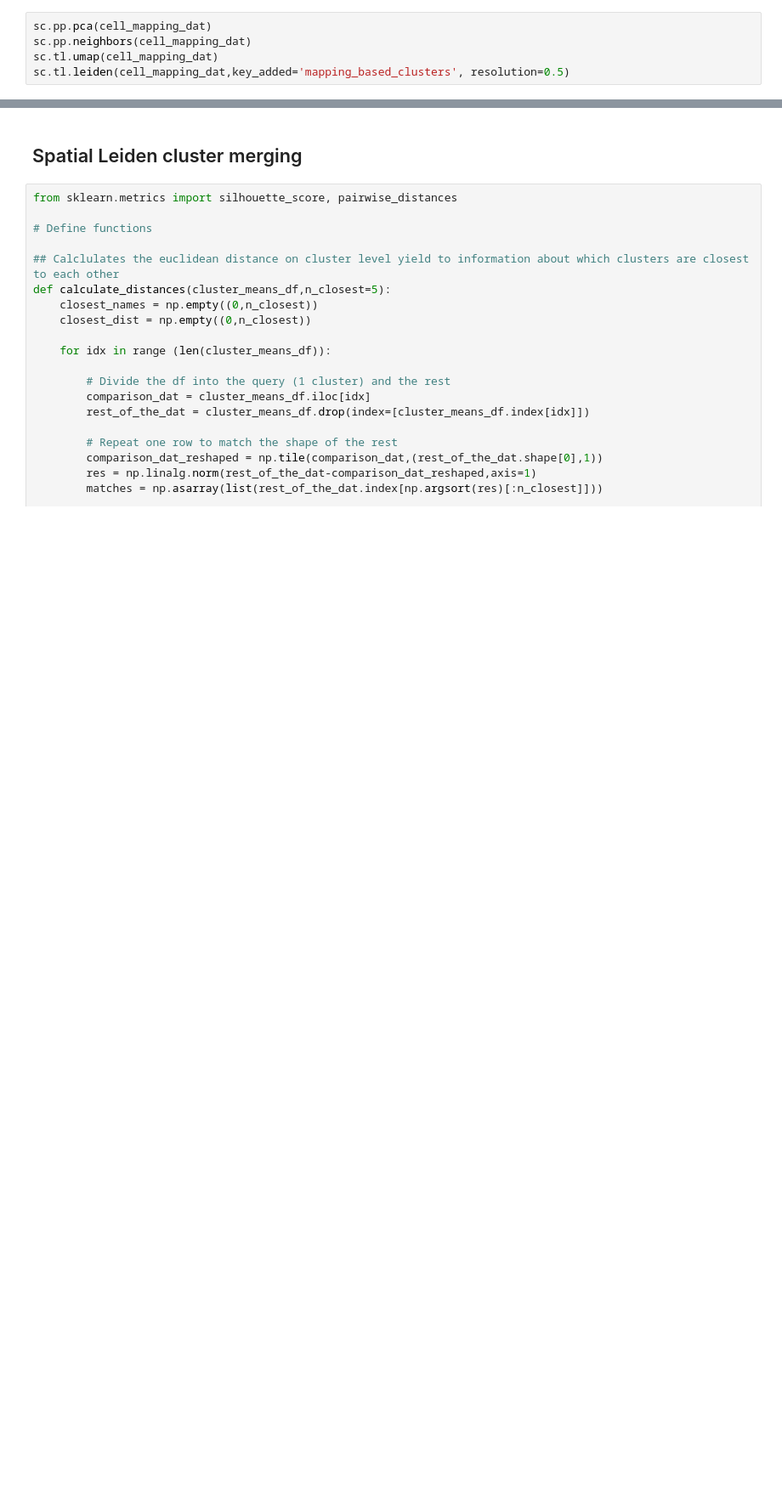
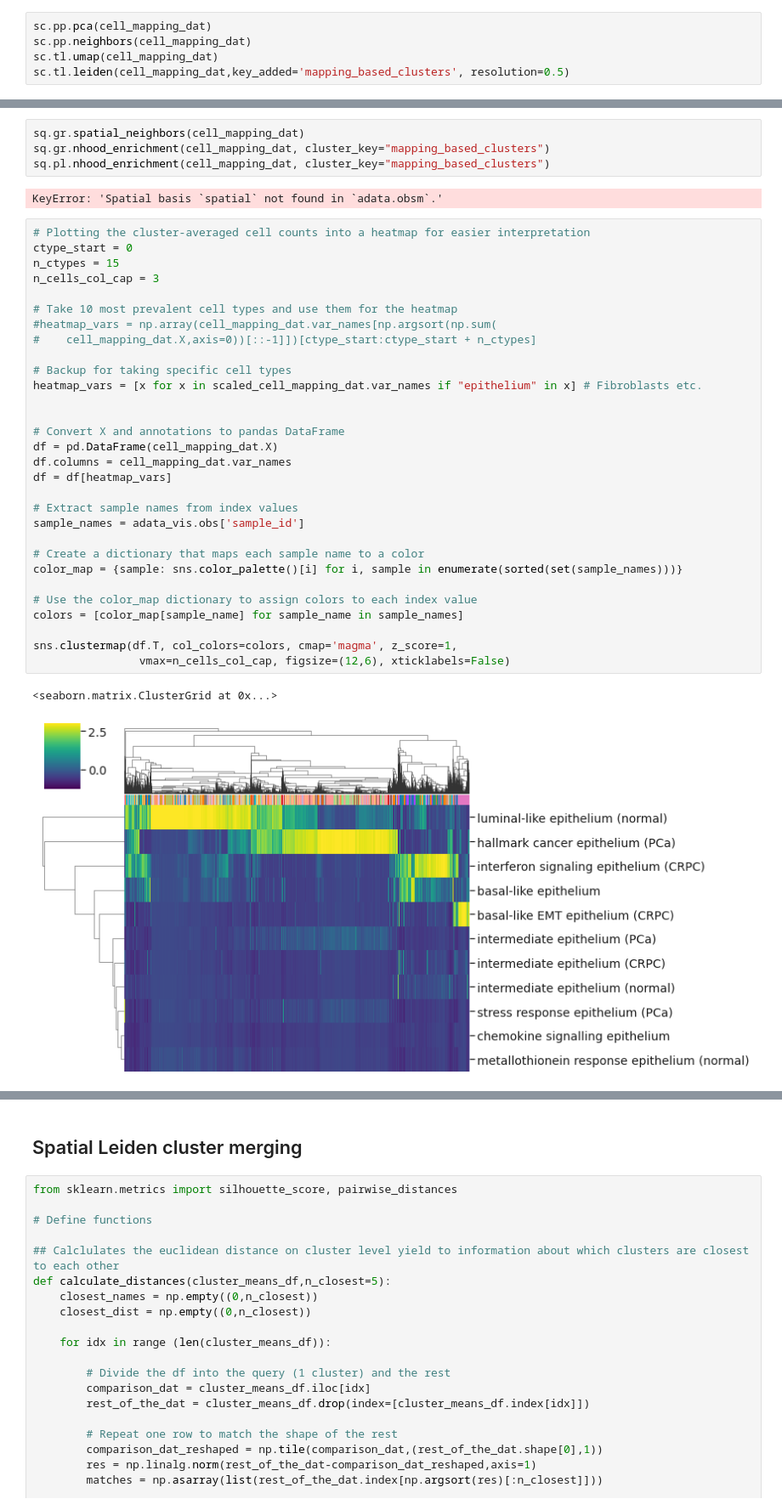
Before and after one commit to akiviaho/spatial, a Jupyter notebook: notebooks/spatial-post-c2l-mapping.ipynb, the cells around one changed output, grey strips where cells are left out. Shown: that part at 85% size. Drawn from its saved outputs; the diff is of its cells as text; blank space fills up the shorter version.

```diff
--- a/notebooks/spatial-post-c2l-mapping.ipynb
+++ b/notebooks/spatial-post-c2l-mapping.ipynb
@@ -278,3 +257,42 @@ KeyError: "['n_nuclei'] not in index"
+# %%
+sq.gr.spatial_neighbors(cell_mapping_dat)
+sq.gr.nhood_enrichment(cell_mapping_dat, cluster_key="mapping_based_clusters")
+sq.pl.nhood_enrichment(cell_mapping_dat, cluster_key="mapping_based_clusters")
+# %% [output]
+KeyError: 'Spatial basis `spatial` not found in `adata.obsm`.'
+# %%
+# Plotting the cluster-averaged cell counts into a heatmap for easier interpretation
+ctype_start = 0
+n_ctypes = 15
+n_cells_col_cap = 3
+
+# Take 10 most prevalent cell types and use them for the heatmap
+#heatmap_vars = np.array(cell_mapping_dat.var_names[np.argsort(np.sum(
+#    cell_mapping_dat.X,axis=0))[::-1]])[ctype_start:ctype_start + n_ctypes]
+
+# Backup for taking specific cell types
+heatmap_vars = [x for x in scaled_cell_mapping_dat.var_names if "epithelium" in x] # Fibroblasts etc.
+
+
+# Convert X and annotations to pandas DataFrame
+df = pd.DataFrame(cell_mapping_dat.X)
+df.columns = cell_mapping_dat.var_names
+df = df[heatmap_vars]
+
+# Extract sample names from index values
+sample_names = adata_vis.obs['sample_id']
+
+# Create a dictionary that maps each sample name to a color
+color_map = {sample: sns.color_palette()[i] for i, sample in enumerate(sorted(set(sample_names)))}
+
+# Use the color_map dictionary to assign colors to each index value
+colors = [color_map[sample_name] for sample_name in sample_names]
+
+sns.clustermap(df.T, col_colors=colors, cmap='magma', z_score=1,
+                vmax=n_cells_col_cap, figsize=(12,6), xticklabels=False)
+# %% [output]
+<seaborn.matrix.ClusterGrid at 0x...>
+[figure, added]
 # %%
 # Plotting the cluster-averaged cell counts into a heatmap for easier interpretation
 ctype_start = 0
```
Also changed, not shown: parts of 19 cells of this notebook.
